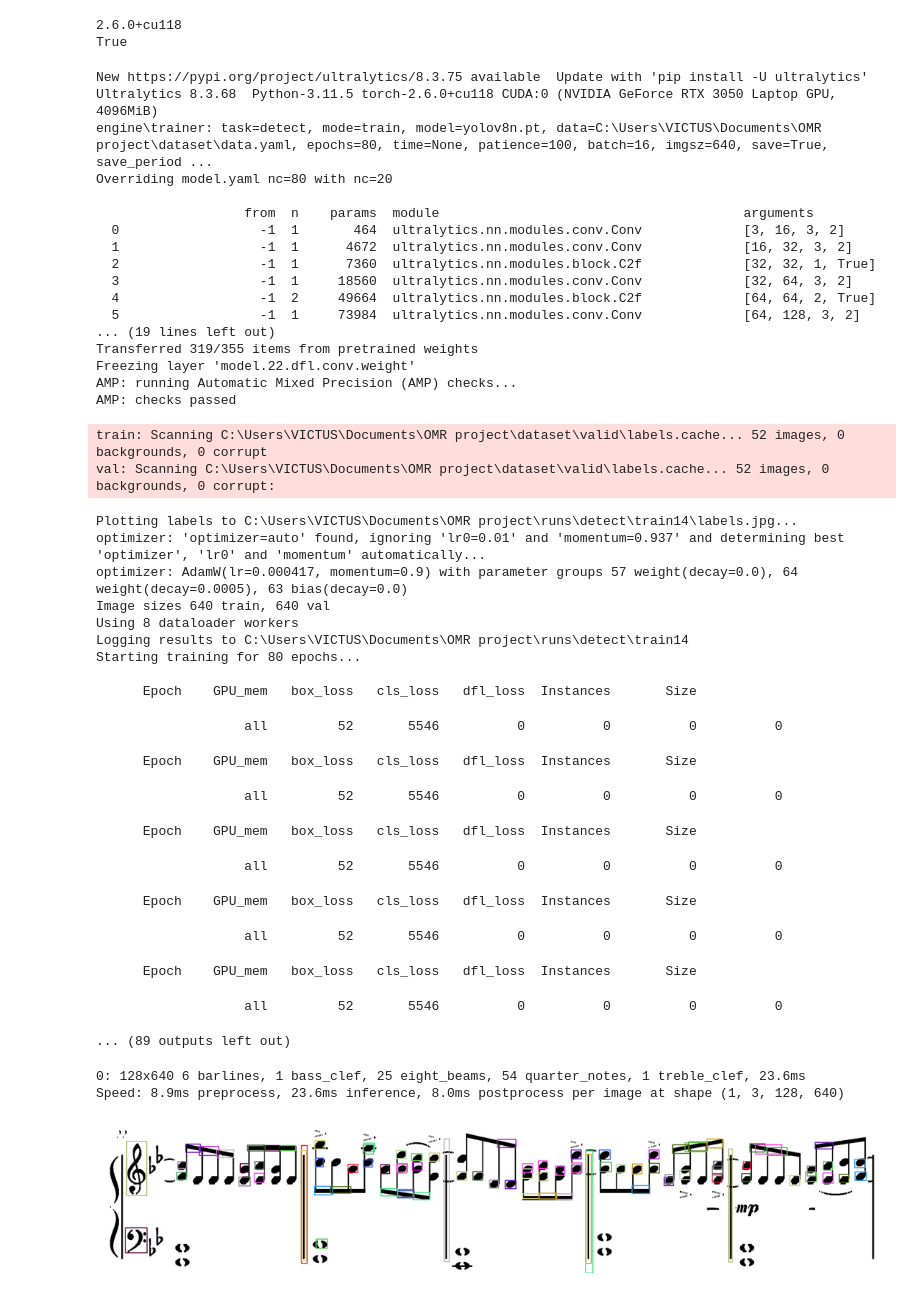
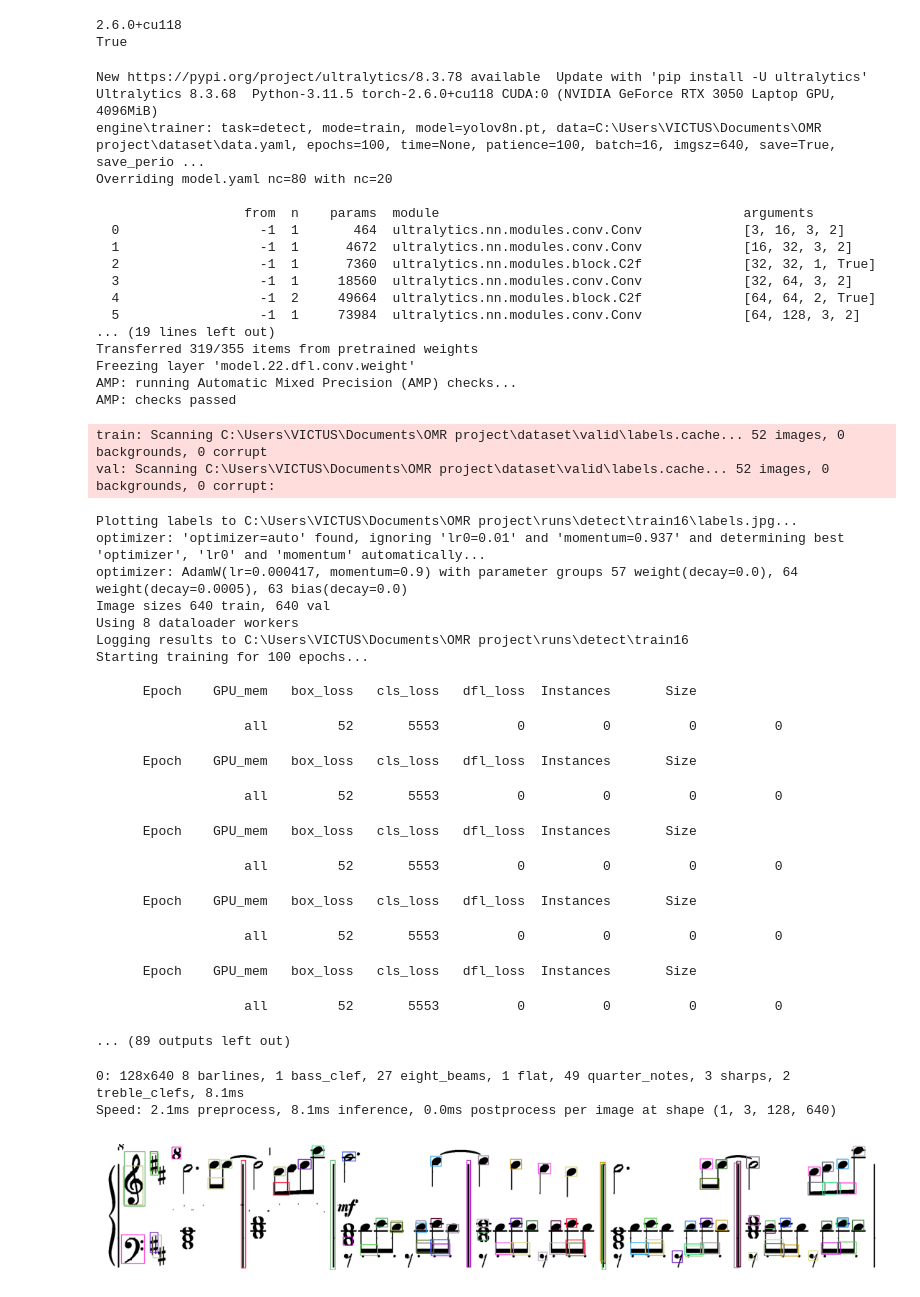
Before and after one commit to longtoZ/Dream-Flower, a Jupyter notebook: train.ipynb, the cells around one changed output. Saved outputs shown, nothing was run; the diff lists cells and outputs as text; code cells hidden in the pictures.

Commit message:
Resumed from final exams: Higher accuracy for noteheads and beams

```diff
--- a/train.ipynb
+++ b/train.ipynb
@@ -11,11 +11,11 @@ True
 # Create a new YOLO model from scratch
 model = YOLO("yolov8n.pt")
 
-results = model.train(data=r"C:\Users\VICTUS\Documents\OMR project\dataset\data.yaml", epochs=80, device="cuda")
+results = model.train(data=r"C:\Users\VICTUS\Documents\OMR project\dataset\data.yaml", epochs=100, device="cuda")
 # %% [output]
-New https://pypi.org/project/ultralytics/8.3.75 available  Update with 'pip install -U ultralytics'
+New https://pypi.org/project/ultralytics/8.3.78 available  Update with 'pip install -U ultralytics'
 Ultralytics 8.3.68  Python-3.11.5 torch-2.6.0+cu118 CUDA:0 (NVIDIA GeForce RTX 3050 Laptop GPU, 4096MiB)
-engine\trainer: task=detect, mode=train, model=yolov8n.pt, data=C:\Users\VICTUS\Documents\OMR project\dataset\data.yaml, epochs=80, time=None, patience=100, batch=16, imgsz=640, save=True, save_period ...
+engine\trainer: task=detect, mode=train, model=yolov8n.pt, data=C:\Users\VICTUS\Documents\OMR project\dataset\data.yaml, epochs=100, time=None, patience=100, batch=16, imgsz=640, save=True, save_perio ...
 Overriding model.yaml nc=80 with nc=20
 
                    from  n    params  module                                       arguments
@@ -32,24 +32,24 @@ AMP: running Automatic Mixed Precision (AMP) checks...
 AMP: checks passed
 train: Scanning C:\Users\VICTUS\Documents\OMR project\dataset\valid\labels.cache... 52 images, 0 backgrounds, 0 corrupt
 val: Scanning C:\Users\VICTUS\Documents\OMR project\dataset\valid\labels.cache... 52 images, 0 backgrounds, 0 corrupt:
-Plotting labels to C:\Users\VICTUS\Documents\OMR project\runs\detect\train14\labels.jpg...
+Plotting labels to C:\Users\VICTUS\Documents\OMR project\runs\detect\train16\labels.jpg...
 optimizer: 'optimizer=auto' found, ignoring 'lr0=0.01' and 'momentum=0.937' and determining best 'optimizer', 'lr0' and 'momentum' automatically...
 optimizer: AdamW(lr=0.000417, momentum=0.9) with parameter groups 57 weight(decay=0.0), 64 weight(decay=0.0005), 63 bias(decay=0.0)
 Image sizes 640 train, 640 val
 Using 8 dataloader workers
-Logging results to C:\Users\VICTUS\Documents\OMR project\runs\detect\train14
-Starting training for 80 epochs...
+Logging results to C:\Users\VICTUS\Documents\OMR project\runs\detect\train16
+Starting training for 100 epochs...
 
       Epoch    GPU_mem   box_loss   cls_loss   dfl_loss  Instances       Size
-                   all         52       5546          0          0          0          0
+                   all         52       5553          0          0          0          0
       Epoch    GPU_mem   box_loss   cls_loss   dfl_loss  Instances       Size
-                   all         52       5546          0          0          0          0
+                   all         52       5553          0          0          0          0
       Epoch    GPU_mem   box_loss   cls_loss   dfl_loss  Instances       Size
-                   all         52       5546          0          0          0          0
+                   all         52       5553          0          0          0          0
       Epoch    GPU_mem   box_loss   cls_loss   dfl_loss  Instances       Size
-                   all         52       5546          0          0          0          0
+                   all         52       5553          0          0          0          0
       Epoch    GPU_mem   box_loss   cls_loss   dfl_loss  Instances       Size
-                   all         52       5546          0          0          0          0
+                   all         52       5553          0          0          0          0
 ... (89 outputs left out)
 # %%
 import numpy as np
@@ -68,44 +68,44 @@ import torch
 import matplotlib.pyplot as plt
 
 # Load a pretrained YOLO11n model
-model = YOLO(r"C:\Users\VICTUS\Documents\OMR project\runs\detect\train14\weights\best.pt")
+model = YOLO(r"C:\Users\VICTUS\Documents\OMR project\runs\detect\train16\weights\best.pt")
 
 # Check if CUDA (GPU) is available
 device = "cuda" if torch.cuda.is_available() else "cpu"
 model.to(device)
 
-image_path = r"C:\Users\VICTUS\Documents\OMR project\res\rewrite_the_stars\roi_4_reconstructed.jpg"
+image_path = r"C:\Users\VICTUS\Documents\OMR project\res\dream_flower\roi_1_reconstructed.jpg"
 image = cv2.imread(image_path)
 
 # Validate the model
 results = model(image)
 
 # Loop through results and draw bounding boxes
 for result in results:
     for i, box in enumerate(result.boxes):
         x1, y1, x2, y2 = map(int, box.xyxy[0])  # Get bounding box coordinates
 
         # Assign a color from the generated list (cycling through colors)
         color = colors[i % len(colors)]
 
         # Draw bounding box (without text)
         cv2.rectangle(image, (x1, y1), (x2, y2), color, 2)
 
 # # Show image in a pop-up window
 # cv2.imshow("YOLO Detection", image)
 
 # # Wait for key press and close the window
 # cv2.waitKey(0)
 # cv2.destroyAllWindows()
 
 # Set figure size (width=12, height=8)
 plt.figure(figsize=(14, 10))  # Adjust size as needed
 
 # Display the image
 plt.imshow(cv2.cvtColor(image, cv2.COLOR_BGR2RGB))
 plt.axis("off")
 plt.show()
 # %% [output]
-0: 128x640 6 barlines, 1 bass_clef, 25 eight_beams, 54 quarter_notes, 1 treble_clef, 23.6ms
-Speed: 8.9ms preprocess, 23.6ms inference, 8.0ms postprocess per image at shape (1, 3, 128, 640)
+0: 128x640 8 barlines, 1 bass_clef, 27 eight_beams, 1 flat, 49 quarter_notes, 3 sharps, 2 treble_clefs, 8.1ms
+Speed: 2.1ms preprocess, 8.1ms inference, 0.0ms postprocess per image at shape (1, 3, 128, 640)
-[figure, old version]
+[figure, new version]
```
Also changed, not shown: 31 other files.
